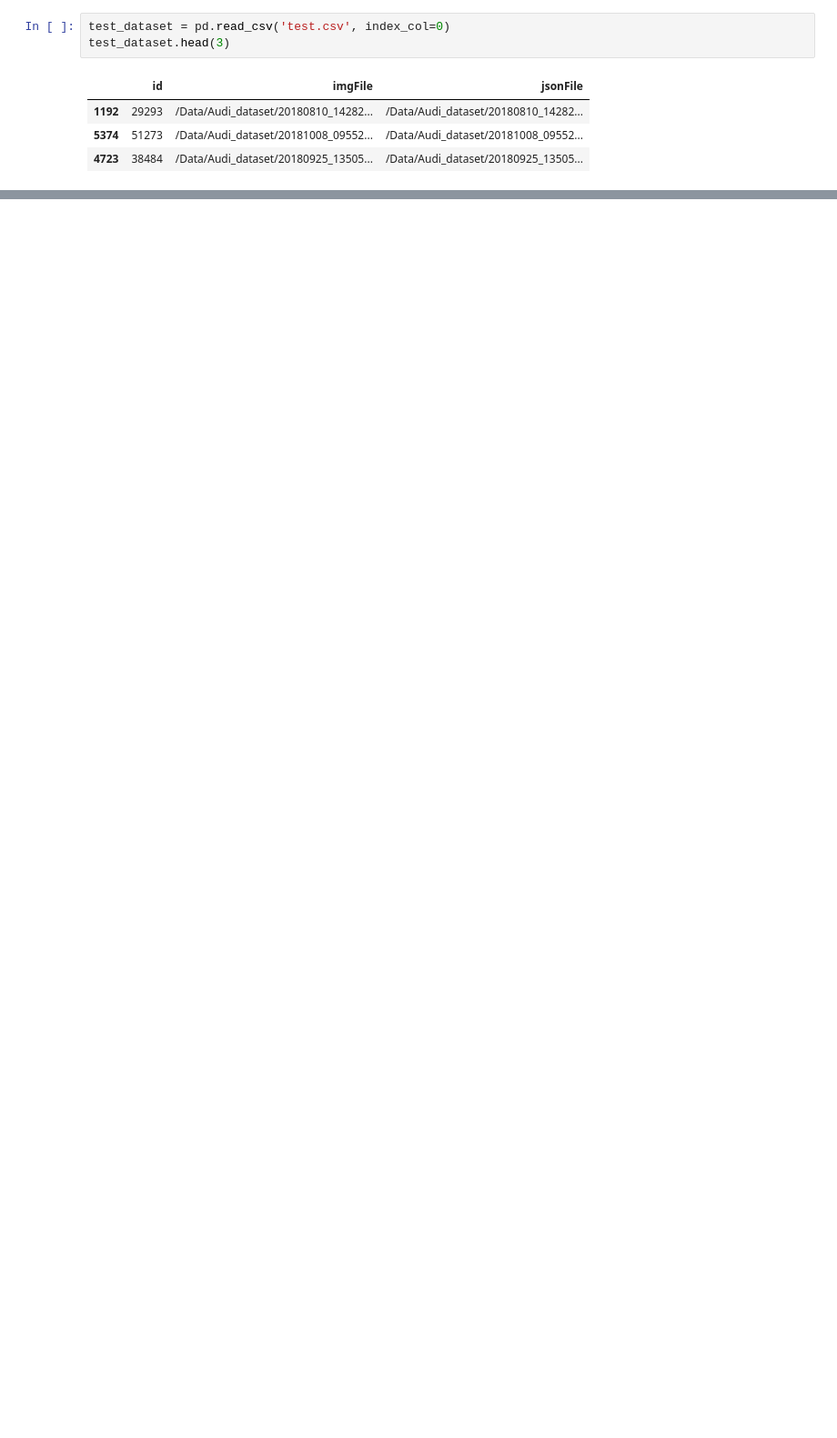
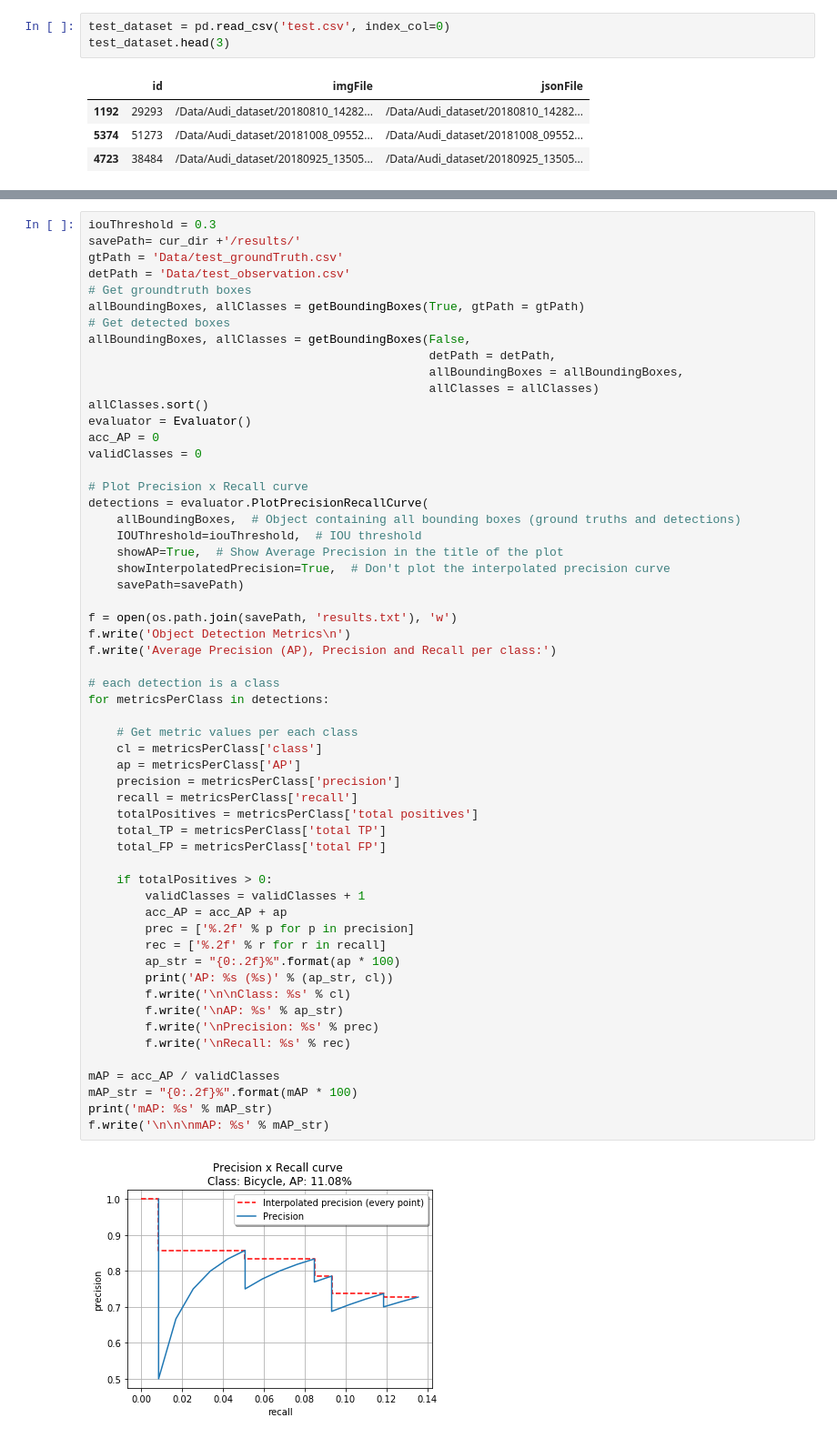
Before and after one commit to Suman-Saini/CapstoneProject_2, a Jupyter notebook: object_detection.ipynb, the cells around one changed output, grey strips where cells are left out. Shown at 91% size. Saved outputs shown, nothing was run; the diff lists cells and outputs as text; blank space fills up the shorter version.

```diff
--- a/object_detection.ipynb
+++ b/object_detection.ipynb
@@ -92,0 +158,59 @@ df.shape
+# %%
+iouThreshold = 0.3
+savePath= cur_dir +'/results/'
+gtPath = 'Data/test_groundTruth.csv'
+detPath = 'Data/test_observation.csv'
+# Get groundtruth boxes
+allBoundingBoxes, allClasses = getBoundingBoxes(True, gtPath = gtPath)
+# Get detected boxes
+allBoundingBoxes, allClasses = getBoundingBoxes(False,
+                                                detPath = detPath,
+                                                allBoundingBoxes = allBoundingBoxes,
+                                                allClasses = allClasses)
+allClasses.sort()
+evaluator = Evaluator()
+acc_AP = 0
+validClasses = 0
+
+# Plot Precision x Recall curve
+detections = evaluator.PlotPrecisionRecallCurve(
+    allBoundingBoxes,  # Object containing all bounding boxes (ground truths and detections)
+    IOUThreshold=iouThreshold,  # IOU threshold
+    showAP=True,  # Show Average Precision in the title of the plot
+    showInterpolatedPrecision=True,  # Don't plot the interpolated precision curve
+    savePath=savePath)
+
+f = open(os.path.join(savePath, 'results.txt'), 'w')
+f.write('Object Detection Metrics\n')
+f.write('Average Precision (AP), Precision and Recall per class:')
+
+# each detection is a class
+for metricsPerClass in detections:
+
+    # Get metric values per each class
+    cl = metricsPerClass['class']
+    ap = metricsPerClass['AP']
+    precision = metricsPerClass['precision']
+    recall = metricsPerClass['recall']
+    totalPositives = metricsPerClass['total positives']
+    total_TP = metricsPerClass['total TP']
+    total_FP = metricsPerClass['total FP']
+
+    if totalPositives > 0:
+        validClasses = validClasses + 1
+        acc_AP = acc_AP + ap
+        prec = ['%.2f' % p for p in precision]
+        rec = ['%.2f' % r for r in recall]
+        ap_str = "{0:.2f}%".format(ap * 100)
+        print('AP: %s (%s)' % (ap_str, cl))
+        f.write('\n\nClass: %s' % cl)
+        f.write('\nAP: %s' % ap_str)
+        f.write('\nPrecision: %s' % prec)
+        f.write('\nRecall: %s' % rec)
+
+mAP = acc_AP / validClasses
+mAP_str = "{0:.2f}%".format(mAP * 100)
+print('mAP: %s' % mAP_str)
+f.write('\n\n\nmAP: %s' % mAP_str)
+# %% [output]
+[figure, added]
```
Also changed, not shown: parts of 24 cells of this notebook, 6 other files.
